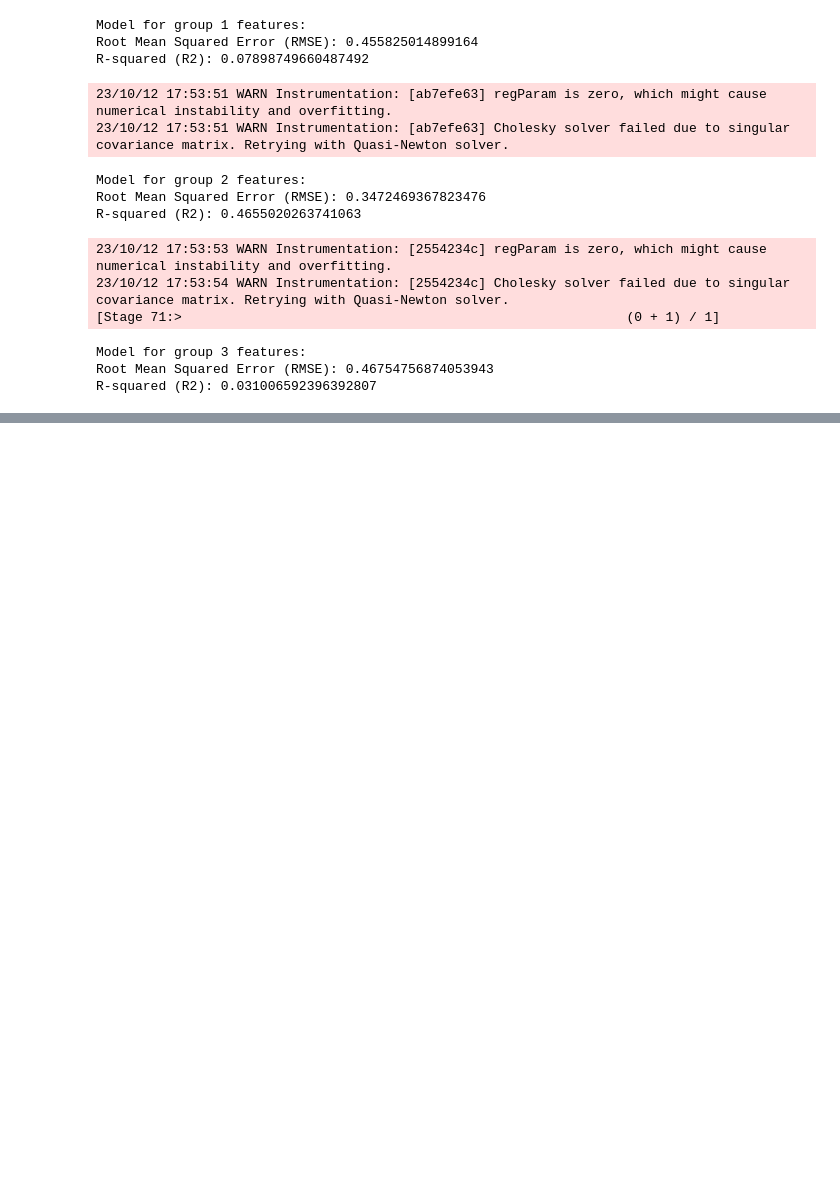
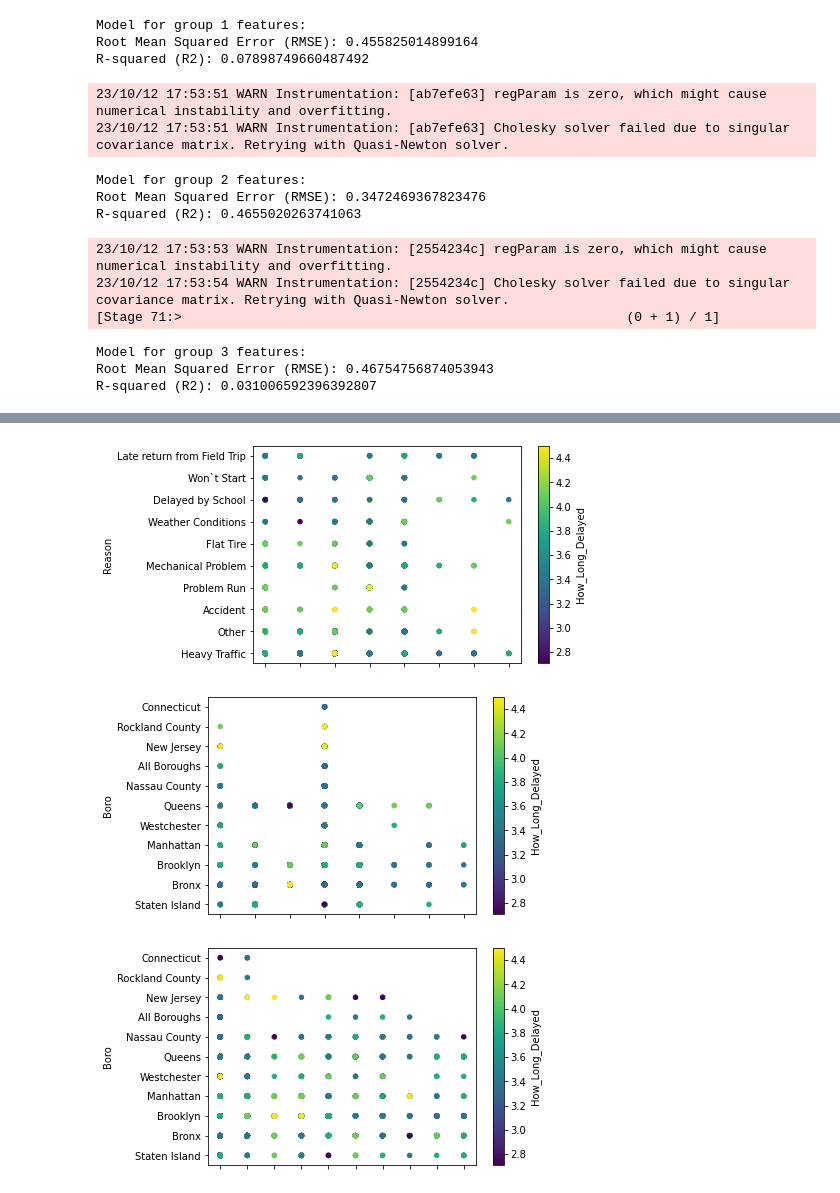
Before and after one commit to SyHilichurl/722, a Jupyter notebook: mine.ipynb, the cells around one changed output, grey strips where cells are left out. Drawn from its saved outputs; the diff is of its cells as text; code cells hidden in the pictures; blank space fills up the shorter version.

```diff
--- a/mine.ipynb
+++ b/mine.ipynb
@@ -461,0 +573,10 @@ df.printSchema()
+# %%
+import findspark
+findspark.init('/home/ubuntu/spark-3.2.1-bin-hadoop2.7')
+import pyspark
+from pyspark.sql import SparkSession
+spark = SparkSession.builder.appName("BusBreakdowns").getOrCreate()
+
+# Read the file
+file = "cleaned.csv"
+df = spark.read.option("header", "true").csv(file)
@@ -461,0 +824,14 @@ df.printSchema()
+# %%
+import matplotlib.pyplot as plt
+
+df2 = df.toPandas()
+# Visualise the delay time against the predictor variables
+df2.plot.scatter(x='Run_Type', y='Reason', c='How_Long_Delayed', colormap='viridis')
+df2.plot.scatter(x='Run_Type', y='Boro', c='How_Long_Delayed', colormap='viridis')
+df2.plot.scatter(x='Reason', y='Boro', c='How_Long_Delayed', colormap='viridis')
+plt.xticks(rotation=15)
+plt.show()
+# %% [output]
+[figure, added]
+[figure, added]
+[figure, added]
```
Also changed, not shown: parts of 19 cells of this notebook.
